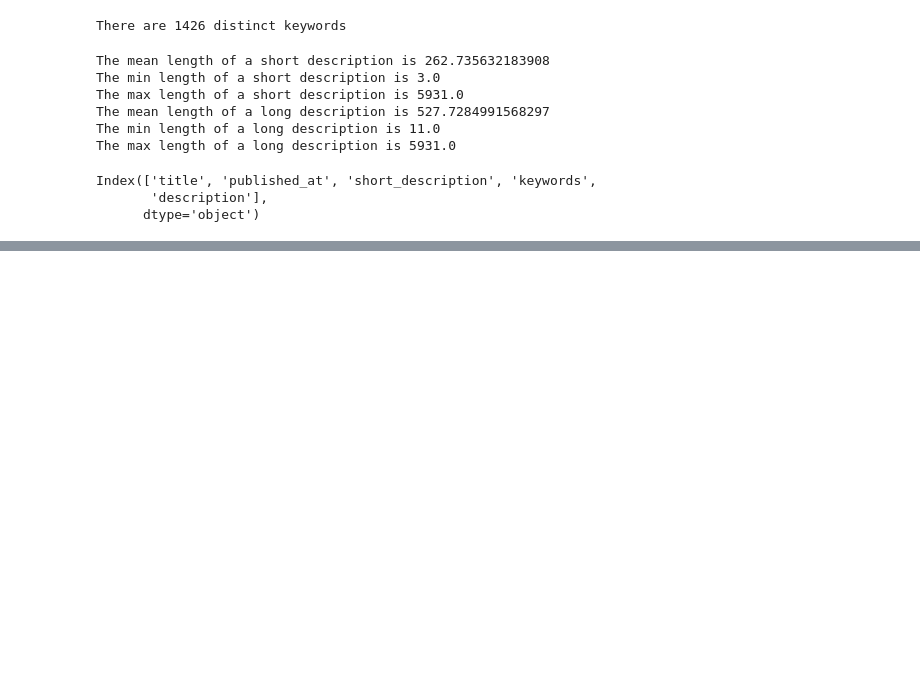
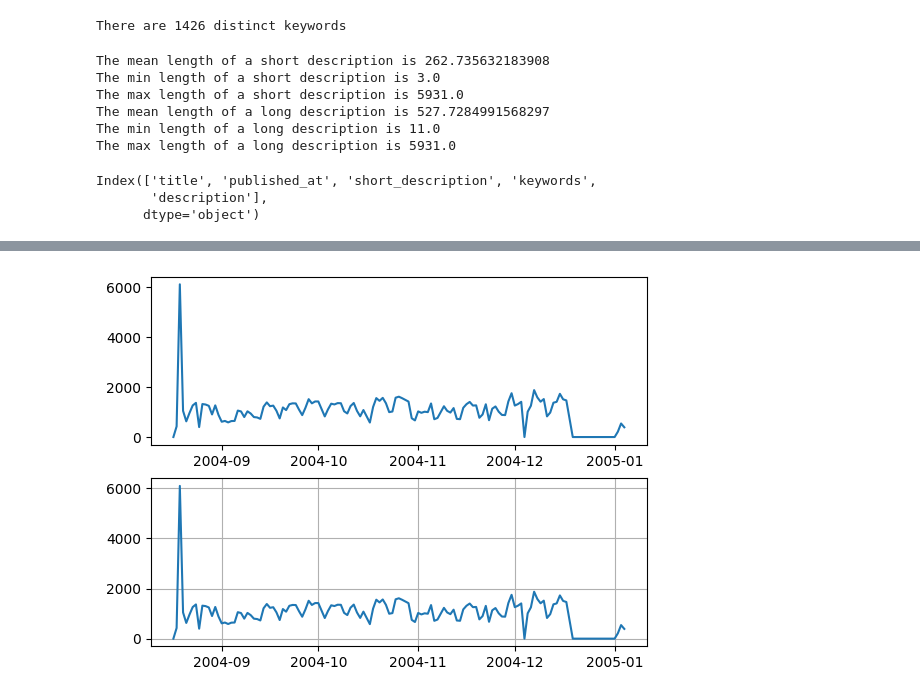
Before and after one commit to jhb300/project_submission_hai_performer, a Jupyter notebook: data_engineering/data_preprocessing.ipynb, the cells around one changed output, grey strips where cells are left out. Drawn from its saved outputs; the diff is of its cells as text; code cells hidden in the pictures; blank space fills up the shorter version.

Commit message:
Added preprocessing script & newsSpace DS support

```diff
--- a/data_engineering/data_preprocessing.ipynb
+++ b/data_engineering/data_preprocessing.ipynb
@@ -82,0 +80,3 @@ df.to_csv('./nlp_data/cnbc_news_dataset_processed.csv')
+# %%
+df = pd.read_csv("nlp_data/newsSpace_processed.csv", header=0, low_memory=False)
+df.head()
@@ -82,0 +132,23 @@ df.to_csv('./nlp_data/cnbc_news_dataset_processed.csv')
+# %%
+df_for_counting = pd.DataFrame(index=pd.to_datetime(df['pubdate'], format='%Y-%m-%d %H:%M:%S'))
+# %%
+daily_counts = df_for_counting.resample('D').size()
+
+# Same with the original DataFrame for comparison
+df_raw = pd.read_csv("nlp_data/newsSpace.csv", header=0, low_memory=False)
+df_raw['pubdate'] = df_raw['pubdate'].replace("0000-00-00 00:00:00", "")
+df_raw.index = pd.to_datetime(df_raw['pubdate'])
+raw_daily_counts = df_raw.resample('D').size()
+
+
+fig, (ax1, ax2) = plt.subplots(2, 1)
+ax1.plot(daily_counts)
+ax2.plot(raw_daily_counts)
+
+# Customize the plot
+plt.grid(True)
+
+# Show the plot
+plt.show()
+# %% [output]
+[figure, added]
```
Also changed, not shown: parts of 13 cells of this notebook, 3 other files.
